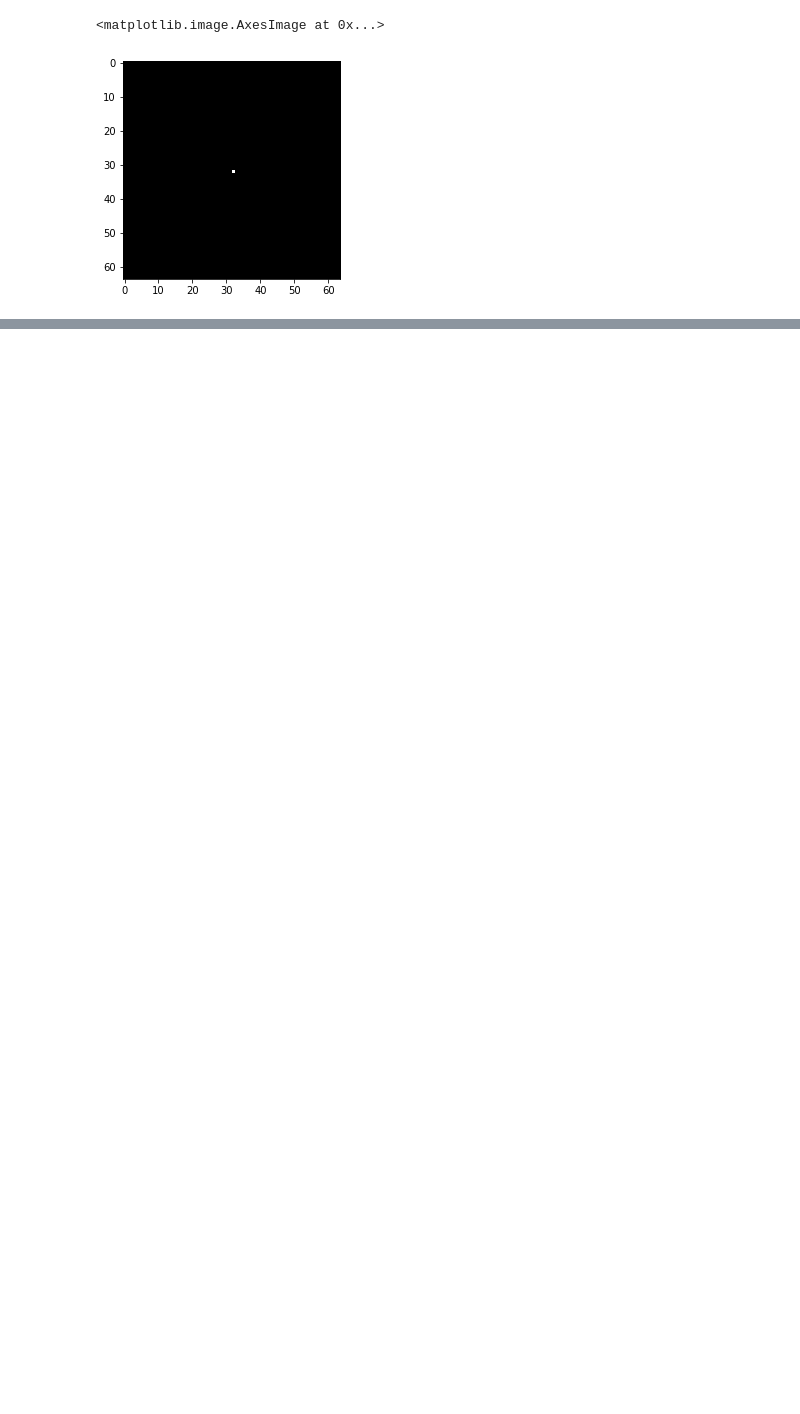
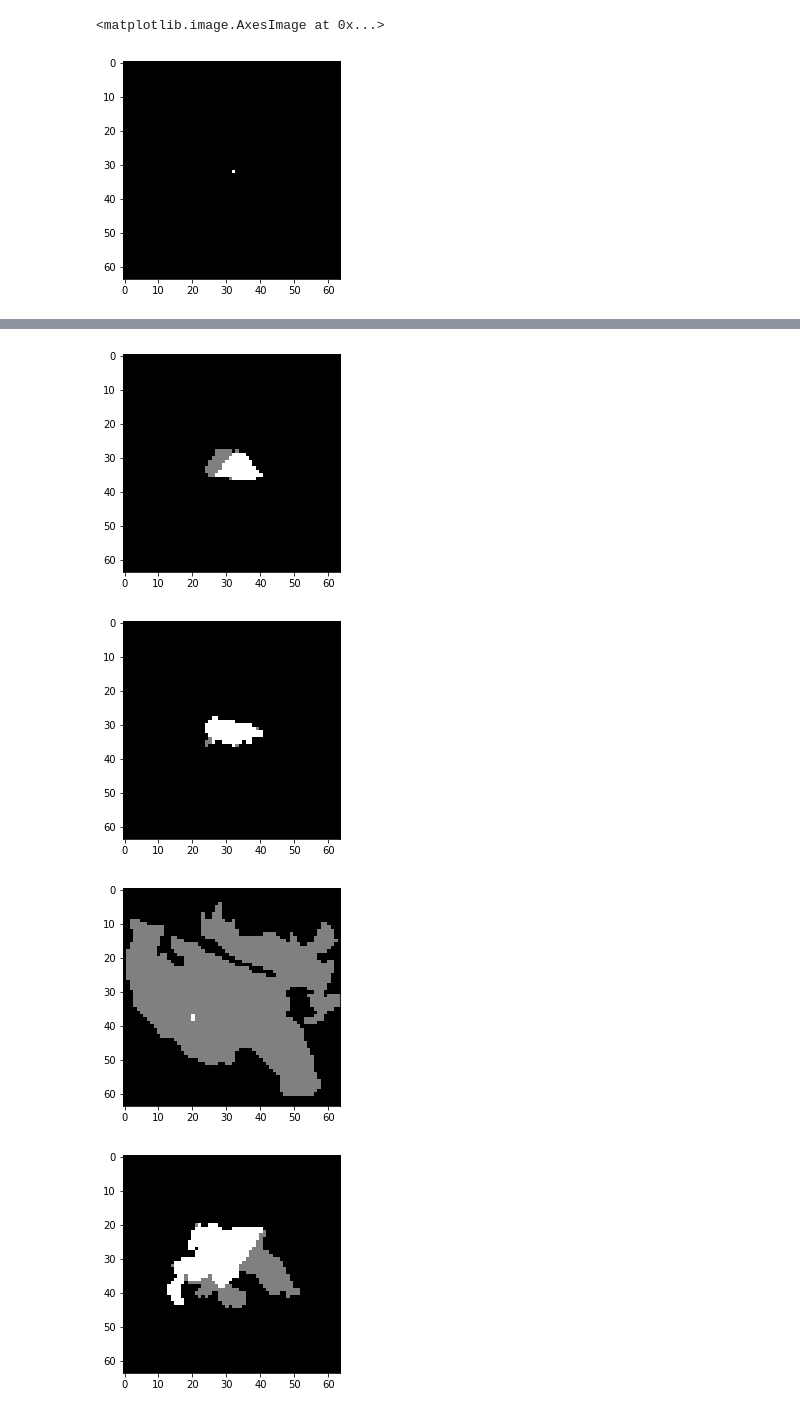
Before and after one commit to joanboterspitarch/data_forest_fires, a Jupyter notebook: create_grids.ipynb, the cells around one changed output, grey strips where cells are left out. Drawn from its saved outputs; the diff is of its cells as text; code cells hidden in the pictures; blank space fills up the shorter version.

```diff
--- a/create_grids.ipynb
+++ b/create_grids.ipynb
@@ -124,3 +127,6 @@ plt.imshow(masks_crop_resize['Carcaixent'][:, :, 0], cmap='gray')
 for name in masks_crop_resize.keys():
     if np.sum(masks_crop_resize[name][:,:,0]) == 0:
         print(name)
+# %%
+for name in masks_crop_resize.keys():
+    print(name, np.where(masks_crop_resize[name][:,:,0] == 1))
@@ -126,0 +148,9 @@ for name in masks_crop_resize.keys():
+# %%
+for name in masks_crop_resize.keys():
+    plt.imshow(masks_crop_resize[name][:,:,-1], cmap='gray')
+    plt.show()
+# %% [output]
+[figure, added]
+[figure, added]
+[figure, added]
+[figure, added]
```
Also changed, not shown: parts of 4 cells of this notebook, 3 other files.
